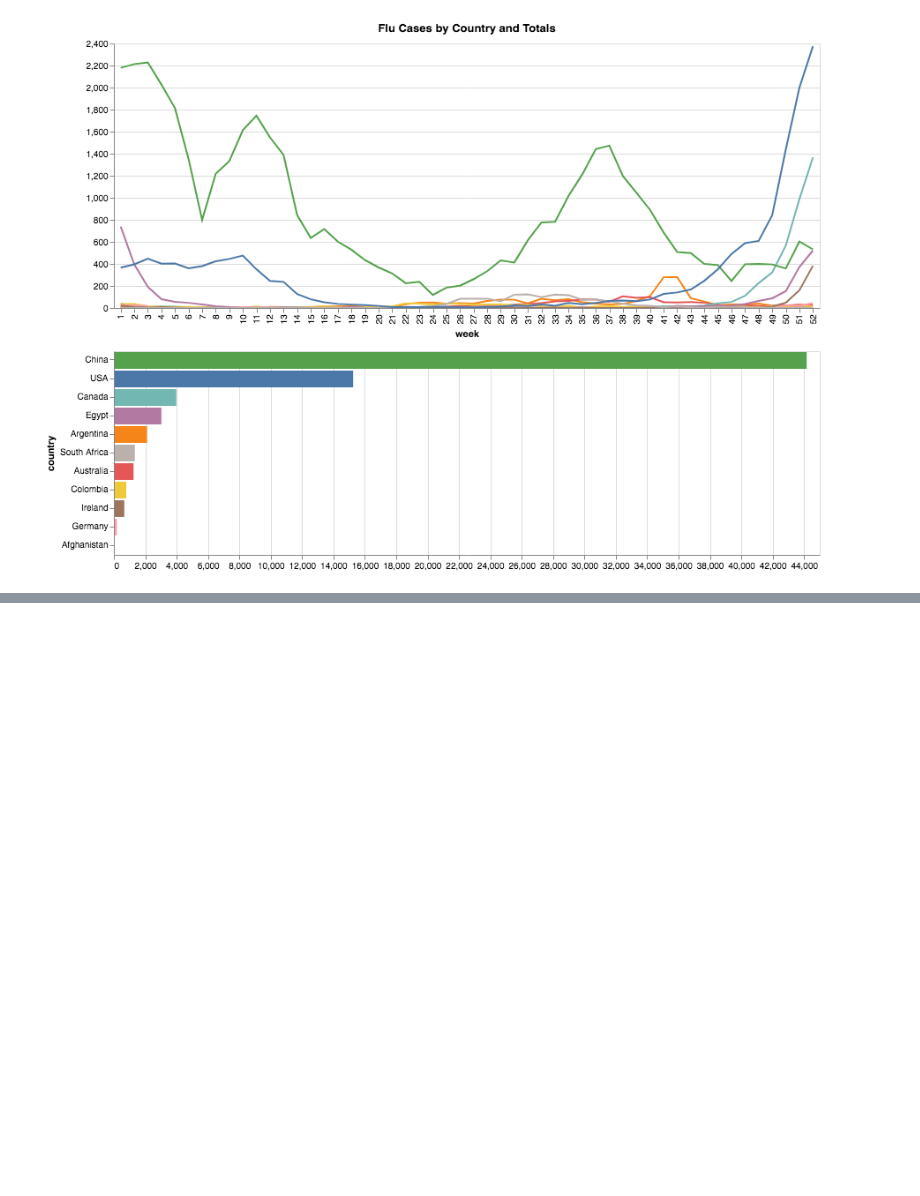
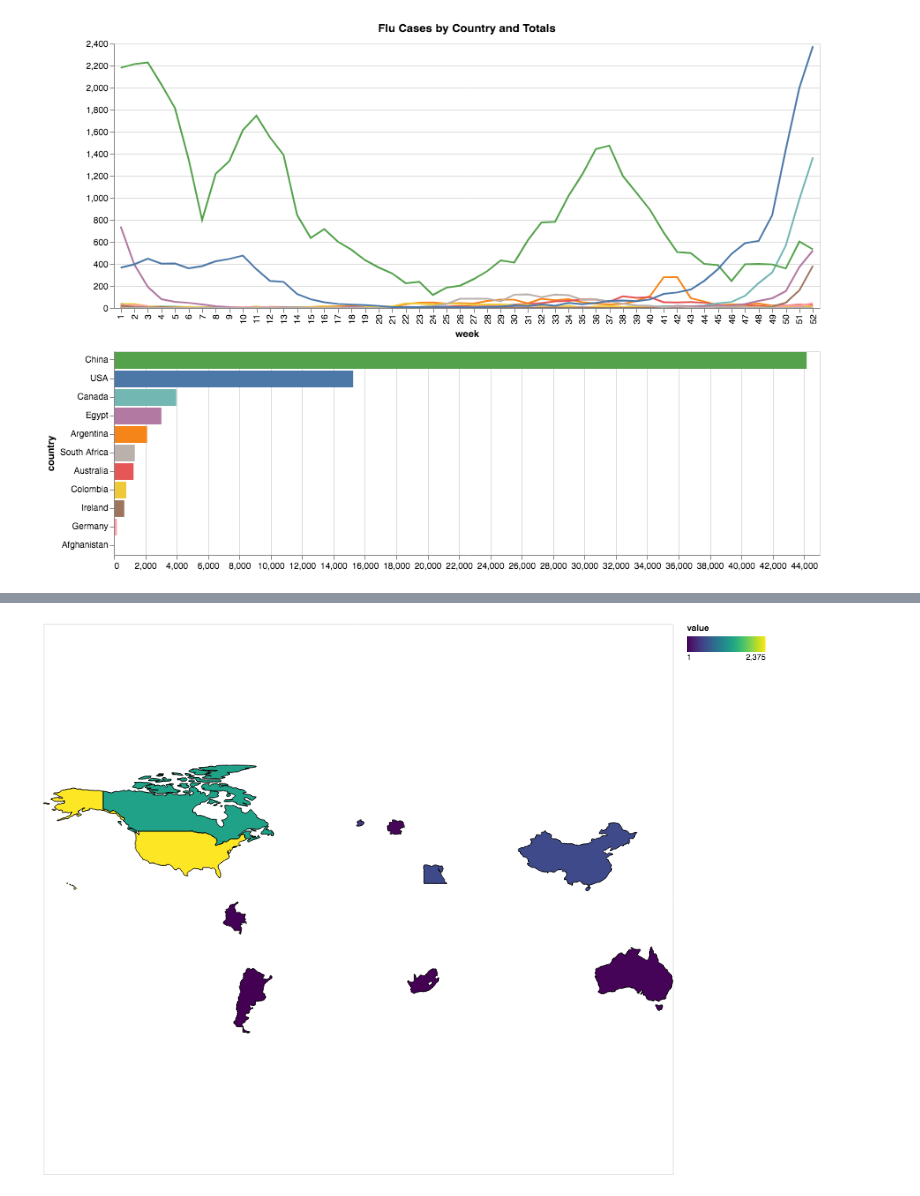
Before and after one commit to manzt/flu-mcv, a Jupyter notebook: flu.ipynb, the cells around one changed output, grey strips where cells are left out. Saved outputs shown, nothing was run; the diff lists cells and outputs as text; code cells hidden in the pictures; blank space fills up the shorter version.

```diff
--- a/flu.ipynb
+++ b/flu.ipynb
@@ -200,0 +252,25 @@ line
+# %%
+week52 = normed_geo[normed_geo['week'] == 52]
+
+click = alt.selection_single(encodings=['x'])
+
+values = alt.Chart(countries).mark_geoshape(
+    stroke='black'
+).encode(
+    alt.Color(alt.repeat('row'), type='quantitative')
+).transform_lookup(
+    lookup='id',
+    from_=alt.LookupData(week52, 'id', ['value'])
+).properties(
+    width=800,
+    height=700
+).project(
+    type='equirectangular'
+).repeat(
+    row=['value']
+).resolve_scale(
+    color='independent'
+)
+values
+# %% [output]
+[figure, added]
```
Also changed, not shown: parts of 13 cells of this notebook.
